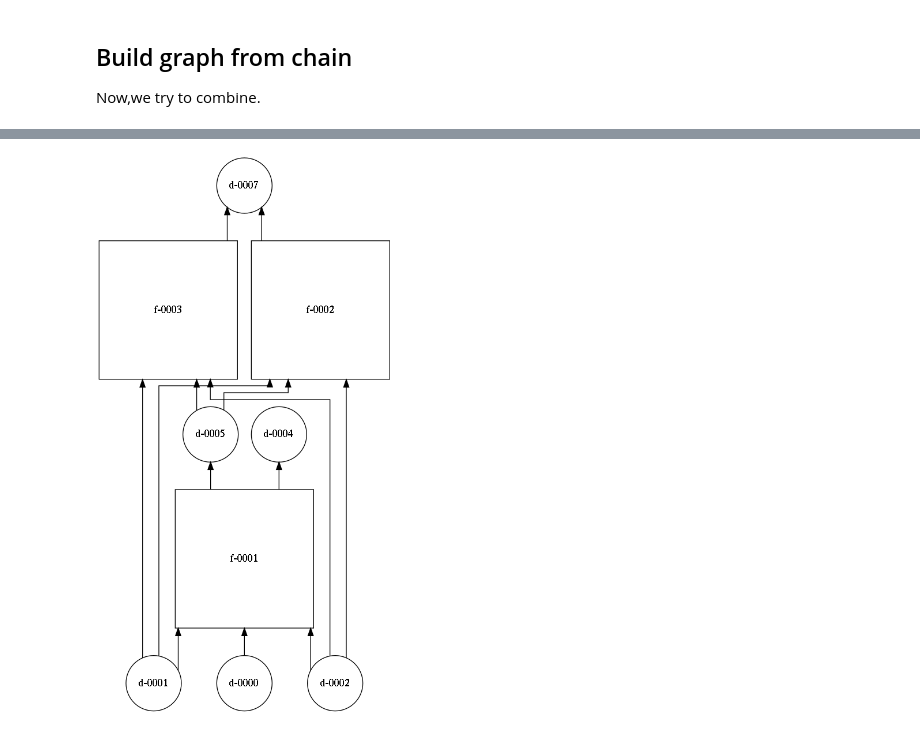
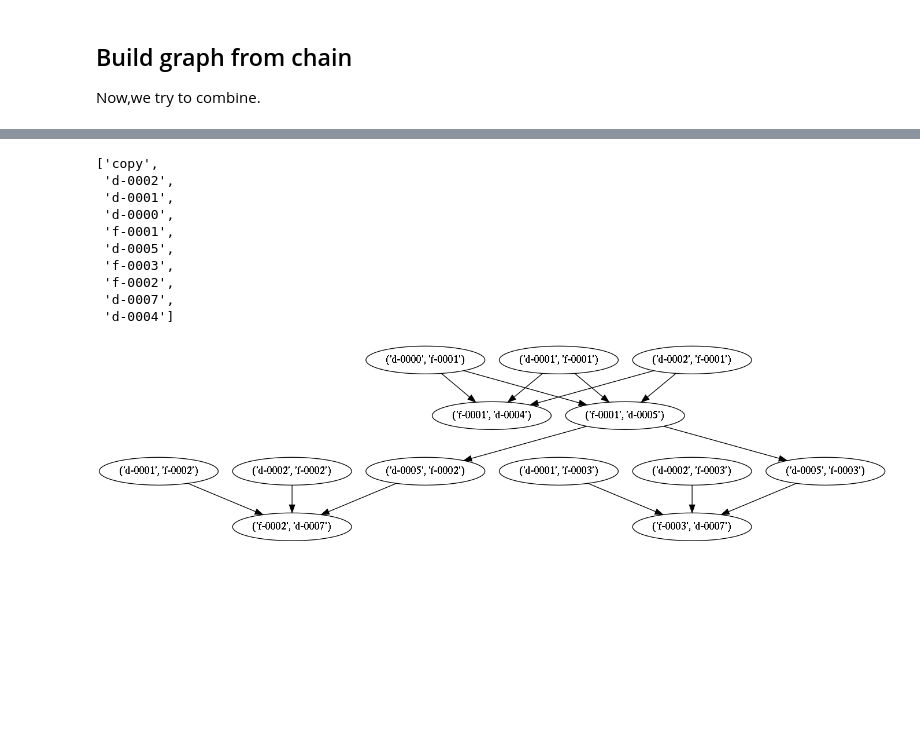
Before and after one commit to eliavw/morpheus, a Jupyter notebook: note/190416 - GraphViz-Chain.ipynb, the cells around one changed output, grey strips where cells are left out. Cells and saved outputs as stored; diff of their text form; code cells hidden in the pictures; blank space fills up the shorter version.

```diff
--- a/note/190416 - GraphViz-Chain.ipynb
+++ b/note/190416 - GraphViz-Chain.ipynb
@@ -87,0 +103,3 @@ for n in G_chain.nodes():
+# %%
+node = G_chain.nodes()['d-0005']
+node
@@ -87,0 +129,3 @@ for n in G_chain.nodes():
+# %%
+new_node=("copy", node)
+new_node
@@ -87,0 +134,2 @@ for n in G_chain.nodes():
+# %%
+G_chain.add_node(new_node[0], **new_node[1])
@@ -108,7 +188,28 @@ with open("test.dot", "w") as text_file:
+# %%
+list(nx.topological_sort(G_chain))
+# %% [output]
+['copy',
+ 'd-0002',
+ 'd-0001',
+ 'd-0000',
+ 'f-0001',
+ 'd-0005',
+ 'f-0003',
+ 'f-0002',
+ 'd-0007',
+ 'd-0004']
+# %%
+G = nx.line_graph(G_chain)
 # %%
+X = to_pydot(G)
+with open("test.dot", "w") as text_file:
+    print(X.to_string(), file=text_file)
+
+!dot -T png test.dot > test.png  # Bash command
+
 from IPython.display import Image, display
 from IPython.core.display import HTML
 
 display(Image('test.png', unconfined=True))
 # %% [output]
-[figure, old version]
+[figure, new version]
```
Also changed, not shown: parts of 14 cells of this notebook, 11 other files.
